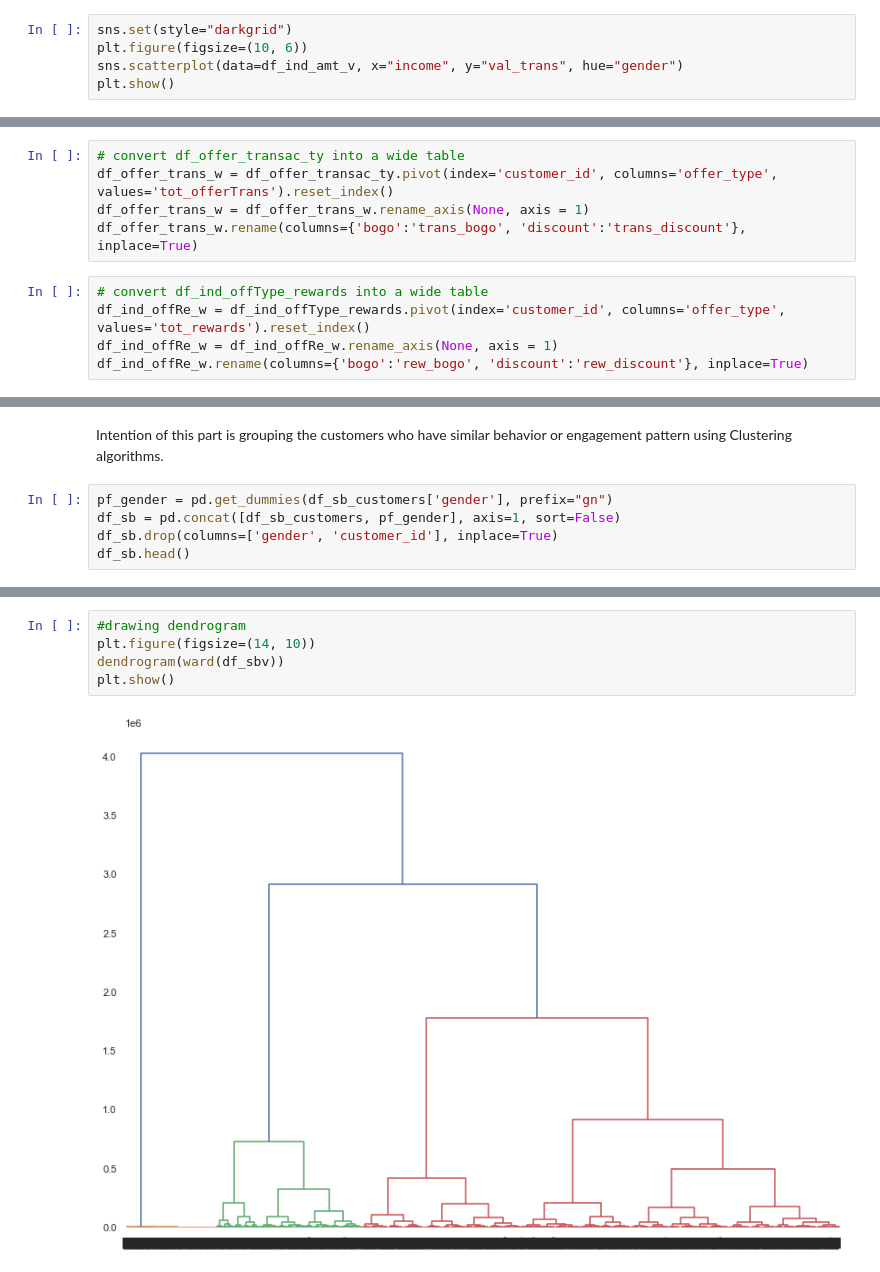
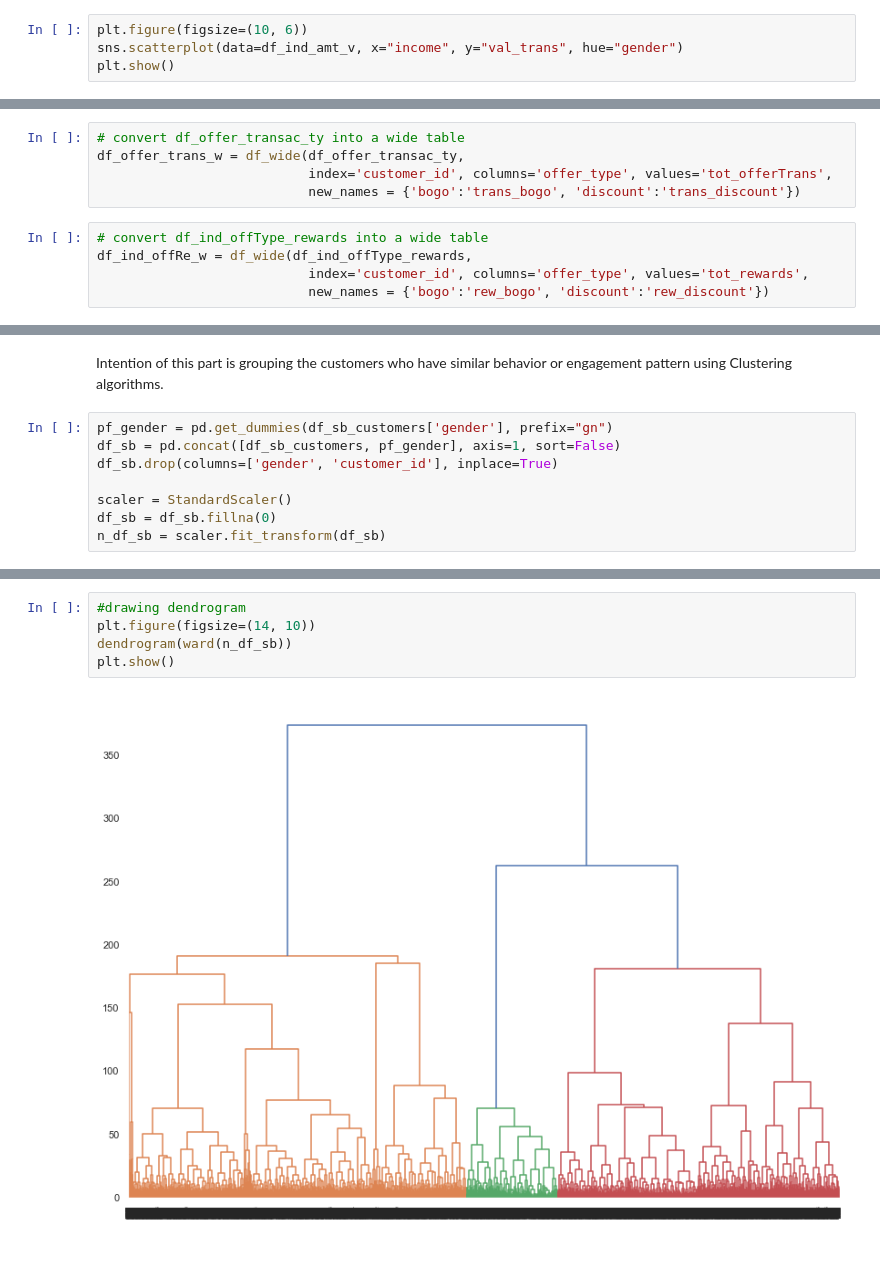
Before and after one commit to Sarmilan-Siva/starbucks-capstone-challenge, a Jupyter notebook: Starbucks_Capstone_notebook.ipynb, the cells around one changed output, grey strips where cells are left out. Saved outputs shown, nothing was run; the diff lists cells and outputs as text.

```diff
--- a/Starbucks_Capstone_notebook.ipynb
+++ b/Starbucks_Capstone_notebook.ipynb
@@ -385,7 +442,6 @@ plt.show()
 # %% [markdown]
 Some customers' total spending is increasing with their income level regardless of their gender. Majority of the customer's total spending doesn't change with their income. But some group of people spend higher amount than rest of them.
 # %%
-sns.set(style="darkgrid")
 plt.figure(figsize=(10, 6))
 sns.scatterplot(data=df_ind_amt_v, x="income", y="val_trans", hue="gender")
 plt.show()
@@ -505,14 +578,14 @@ plt.show()
 ### Merge all Customer Level Information
 # %%
 # convert df_offer_transac_ty into a wide table
-df_offer_trans_w = df_offer_transac_ty.pivot(index='customer_id', columns='offer_type', values='tot_offerTrans').reset_index()
-df_offer_trans_w = df_offer_trans_w.rename_axis(None, axis = 1)
-df_offer_trans_w.rename(columns={'bogo':'trans_bogo', 'discount':'trans_discount'}, inplace=True)
+df_offer_trans_w = df_wide(df_offer_transac_ty,
+                           index='customer_id', columns='offer_type', values='tot_offerTrans',
+                           new_names = {'bogo':'trans_bogo', 'discount':'trans_discount'})
 # %%
 # convert df_ind_offType_rewards into a wide table
-df_ind_offRe_w = df_ind_offType_rewards.pivot(index='customer_id', columns='offer_type', values='tot_rewards').reset_index()
-df_ind_offRe_w = df_ind_offRe_w.rename_axis(None, axis = 1)
-df_ind_offRe_w.rename(columns={'bogo':'rew_bogo', 'discount':'rew_discount'}, inplace=True)
+df_ind_offRe_w = df_wide(df_ind_offType_rewards,
+                           index='customer_id', columns='offer_type', values='tot_rewards',
+                           new_names = {'bogo':'rew_bogo', 'discount':'rew_discount'})
 # %%
 #merging all customer level tables
 data_frames = [df_ind_amount, df_offer_trans_w, df_ind_offRe_w, df_ind_offEng]
@@ -534,4 +605,7 @@ Intention of this part is grouping the customers who have similar behavior or en
 pf_gender = pd.get_dummies(df_sb_customers['gender'], prefix="gn")
 df_sb = pd.concat([df_sb_customers, pf_gender], axis=1, sort=False)
 df_sb.drop(columns=['gender', 'customer_id'], inplace=True)
-df_sb.head()
+
+scaler = StandardScaler()
+df_sb = df_sb.fillna(0)
+n_df_sb = scaler.fit_transform(df_sb)
@@ -549,7 +612,7 @@ df_sbv = df_sb.values
 # %%
 #drawing dendrogram
 plt.figure(figsize=(14, 10))
-dendrogram(ward(df_sbv))
+dendrogram(ward(n_df_sb))
 plt.show()
 # %% [output]
-[figure, old version]
+[figure, new version]
```
Also changed, not shown: parts of 60 cells of this notebook, 2 other files.
